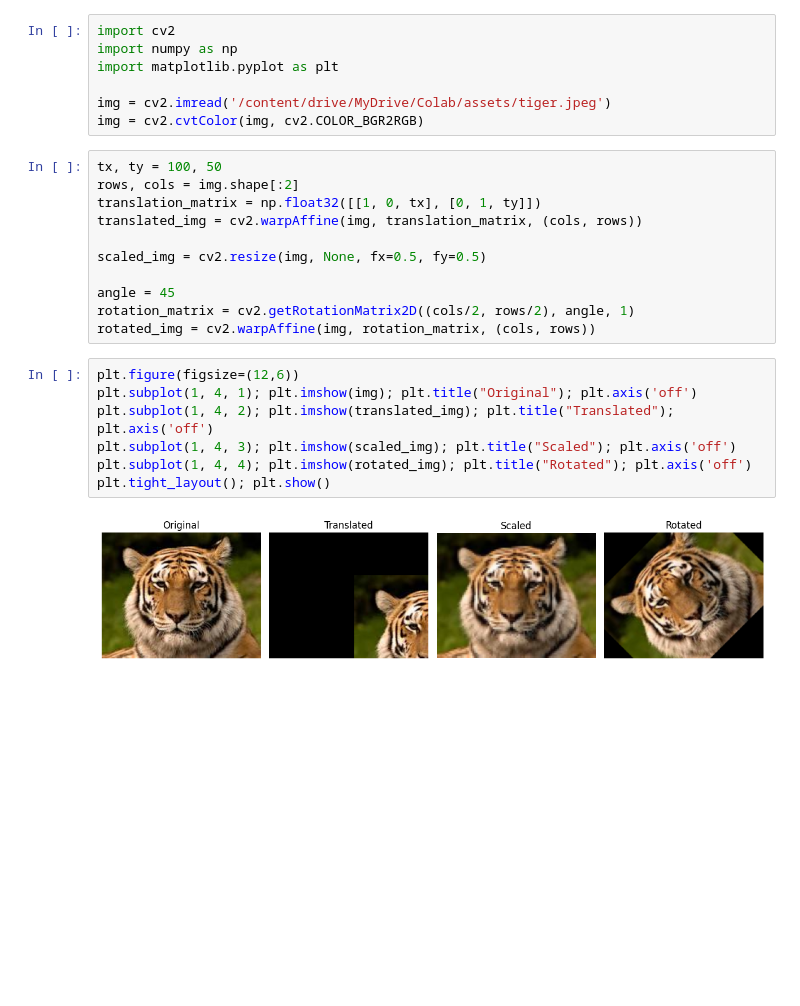
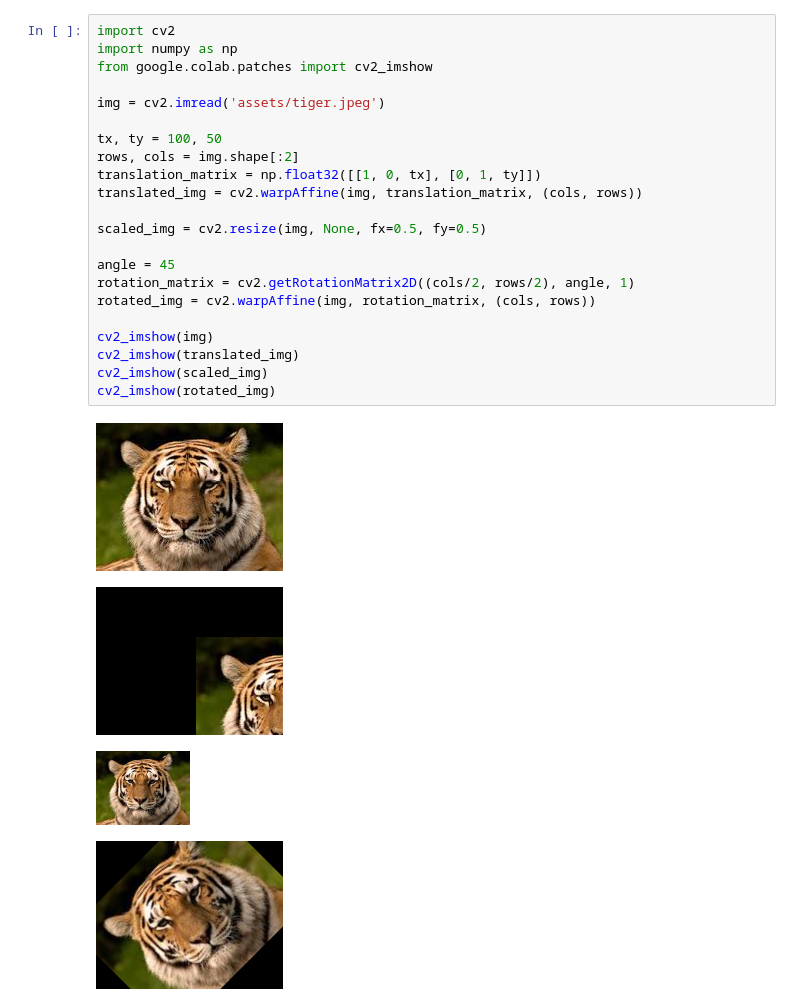
Before and after one commit to nkuv/ai, a Jupyter notebook: exp3.ipynb, the cells around one changed output. Cells and saved outputs as stored; diff of their text form; blank space fills up the shorter version.

```diff
--- a/exp3.ipynb
+++ b/exp3.ipynb
@@ -1,27 +1,27 @@
-# %%
-import cv2
-import numpy as np
-import matplotlib.pyplot as plt
-
-img = cv2.imread('/content/drive/MyDrive/Colab/assets/tiger.jpeg')
-img = cv2.cvtColor(img, cv2.COLOR_BGR2RGB)
 # %%
+import cv2
+import numpy as np
+from google.colab.patches import cv2_imshow
+
+img = cv2.imread('assets/tiger.jpeg')
+
 tx, ty = 100, 50
 rows, cols = img.shape[:2]
 translation_matrix = np.float32([[1, 0, tx], [0, 1, ty]])
 translated_img = cv2.warpAffine(img, translation_matrix, (cols, rows))
 
 scaled_img = cv2.resize(img, None, fx=0.5, fy=0.5)
 
 angle = 45
 rotation_matrix = cv2.getRotationMatrix2D((cols/2, rows/2), angle, 1)
 rotated_img = cv2.warpAffine(img, rotation_matrix, (cols, rows))
+
+cv2_imshow(img)
+cv2_imshow(translated_img)
+cv2_imshow(scaled_img)
+cv2_imshow(rotated_img)
+# %% [output]
+[figure, added]
+[figure, added]
+[figure, added]
+[figure, added]
-# %%
-plt.figure(figsize=(12,6))
-plt.subplot(1, 4, 1); plt.imshow(img); plt.title("Original"); plt.axis('off')
-plt.subplot(1, 4, 2); plt.imshow(translated_img); plt.title("Translated"); plt.axis('off')
-plt.subplot(1, 4, 3); plt.imshow(scaled_img); plt.title("Scaled"); plt.axis('off')
-plt.subplot(1, 4, 4); plt.imshow(rotated_img); plt.title("Rotated"); plt.axis('off')
-plt.tight_layout(); plt.show()
-# %% [output]
-[figure, removed]
```
Also changed, not shown: 11 other files.
